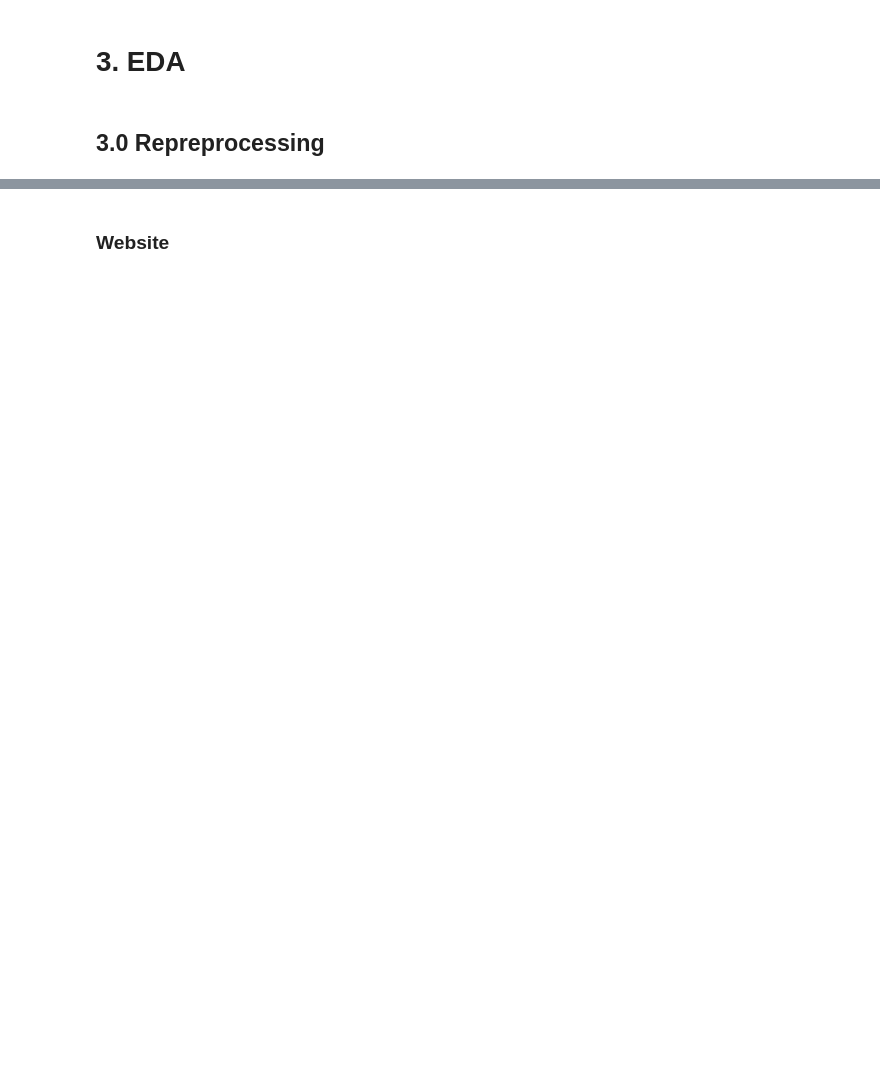
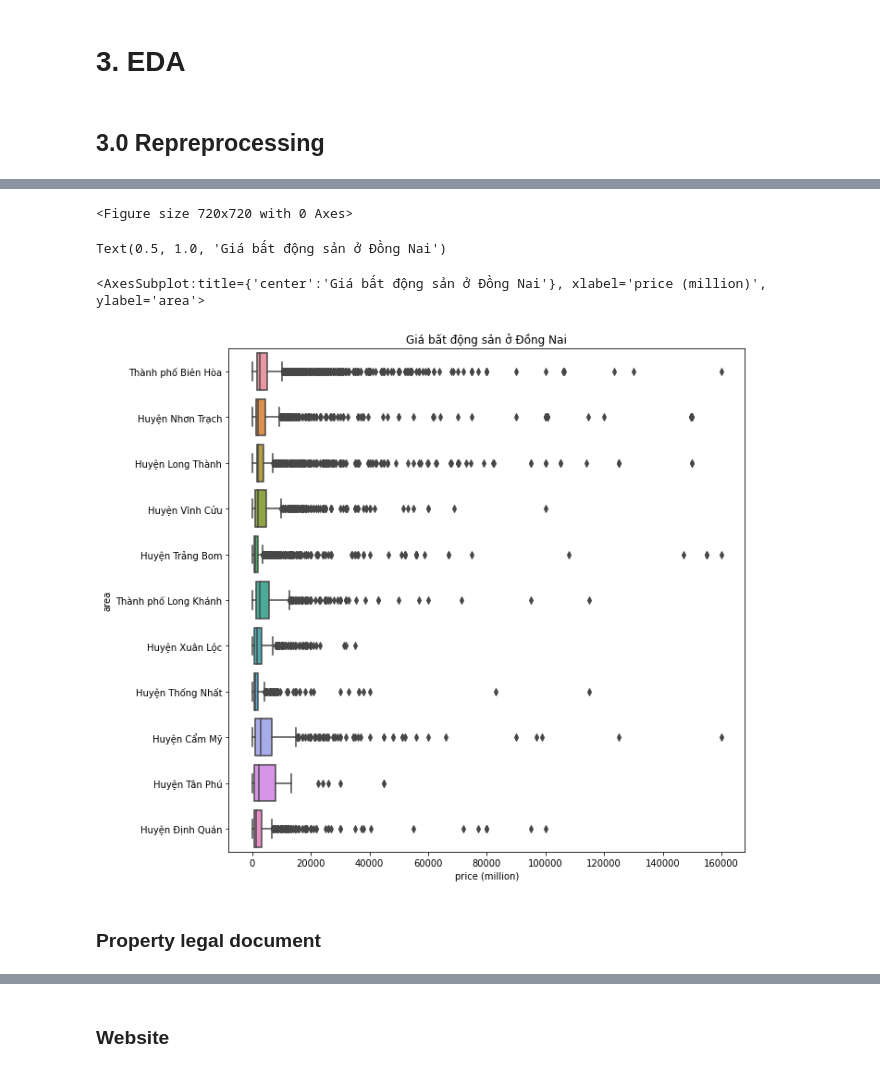
Before and after one commit to DaiVo20/-Real-Estate-Data-Analysis, a Jupyter notebook: EDA.ipynb, the cells around one changed output, grey strips where cells are left out. Cells and saved outputs as stored; diff of their text form; code cells hidden in the pictures; blank space fills up the shorter version.

```diff
--- a/EDA.ipynb
+++ b/EDA.ipynb
@@ -97,0 +237,14 @@ BDS_df.head(5)
+# %%
+plt.figure(figsize=(10, 10))
+# sns.countplot(x='region',data=BDS_df)
+BDS_DN = BDS_df[(BDS_df['price (million)'] <= price_mark)
+                & (BDS_df['region'] == "Đồng Nai")]
+plt.title("Giá bất động sản ở Đồng Nai")
+sns.boxplot(y='area', x='price (million)', orient='h', data=BDS_DN)
+# %% [output]
+<Figure size 720x720 with 0 Axes>
+Text(0.5, 1.0, 'Giá bất động sản ở Đồng Nai')
+<AxesSubplot:title={'center':'Giá bất động sản ở Đồng Nai'}, xlabel='price (million)', ylabel='area'>
+[figure, added]
+# %% [markdown]
+### Property legal document
```
Also changed, not shown: parts of 98 cells of this notebook, 5 other files.
